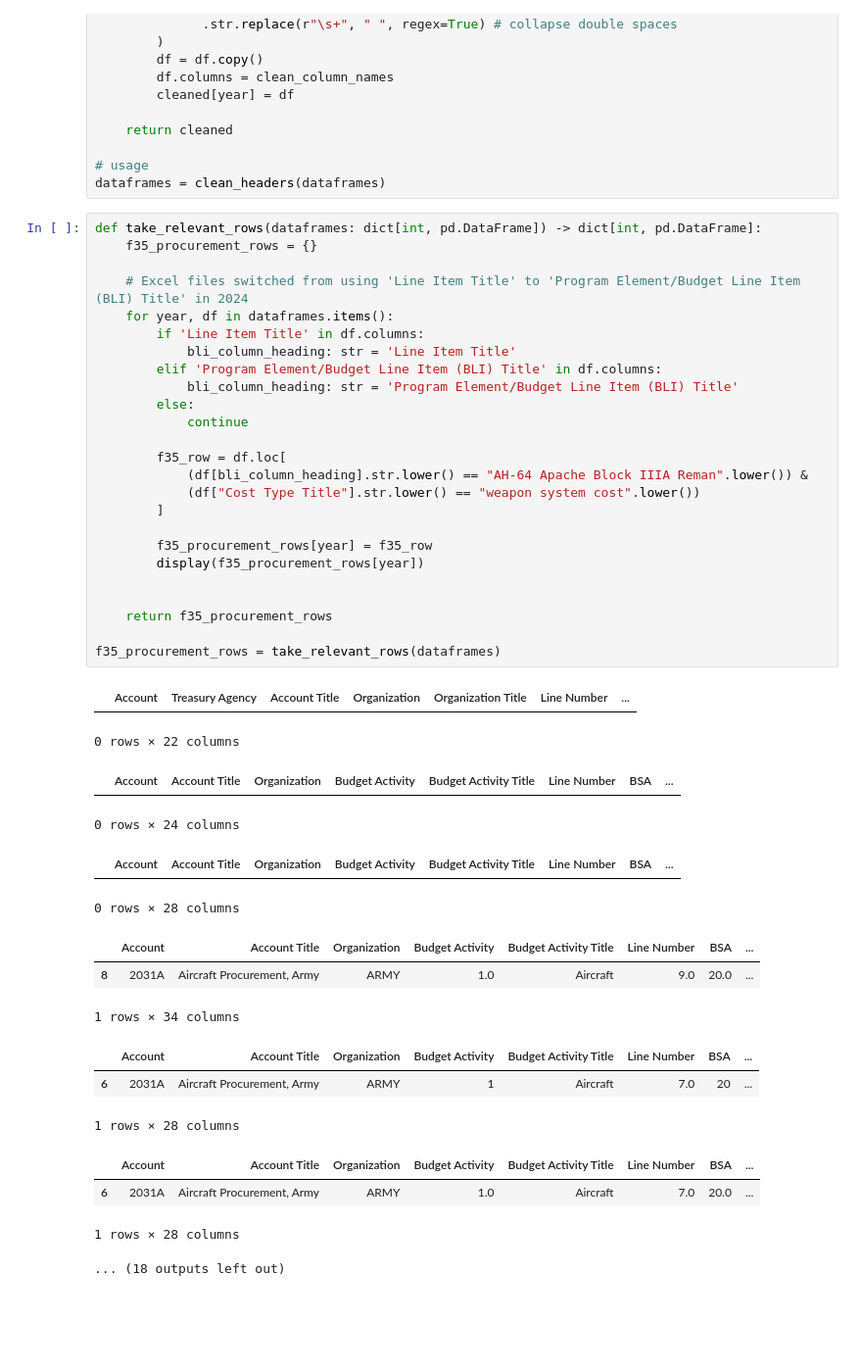
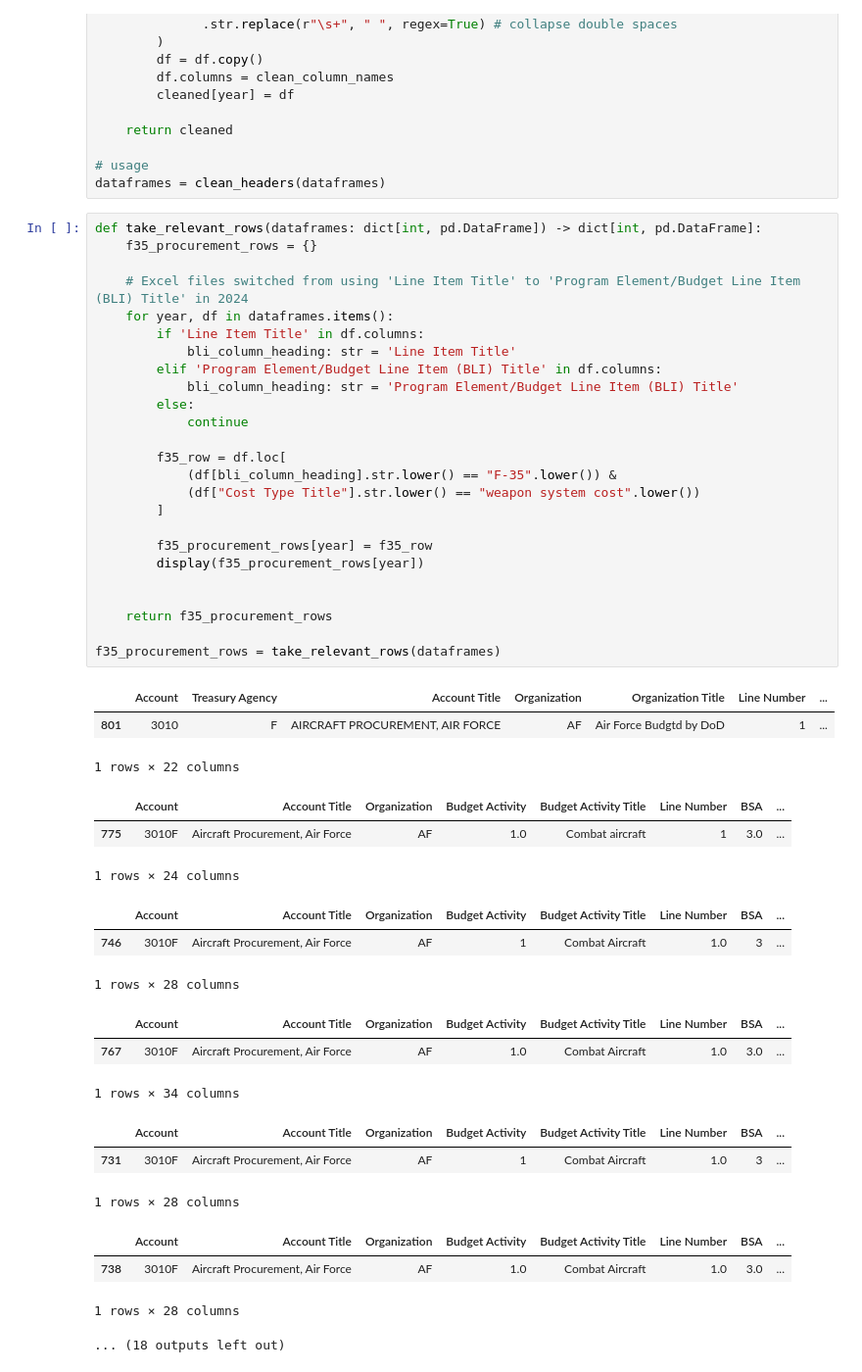
Before and after one commit to 30carterjack/defence-procurement-prices, a Jupyter notebook: main.ipynb, the cells around one changed output. Shown: that part at 98% size. Saved outputs shown, nothing was run; the diff lists cells and outputs as text; blank space fills up the shorter version.

```diff
--- a/main.ipynb
+++ b/main.ipynb
@@ -58,43 +58,46 @@ dataframes = clean_headers(dataframes)
 # %%
 def take_relevant_rows(dataframes: dict[int, pd.DataFrame]) -> dict[int, pd.DataFrame]:
     f35_procurement_rows = {}
 
     # Excel files switched from using 'Line Item Title' to 'Program Element/Budget Line Item (BLI) Title' in 2024
     for year, df in dataframes.items():
         if 'Line Item Title' in df.columns:
             bli_column_heading: str = 'Line Item Title'
         elif 'Program Element/Budget Line Item (BLI) Title' in df.columns:
             bli_column_heading: str = 'Program Element/Budget Line Item (BLI) Title'
         else:
             continue
 
         f35_row = df.loc[
-            (df[bli_column_heading].str.lower() == "AH-64 Apache Block IIIA Reman".lower()) &
+            (df[bli_column_heading].str.lower() == "F-35".lower()) &
             (df["Cost Type Title"].str.lower() == "weapon system cost".lower())
         ]
 
         f35_procurement_rows[year] = f35_row
         display(f35_procurement_rows[year])
 
 
     return f35_procurement_rows
 
 f35_procurement_rows = take_relevant_rows(dataframes)
 # %% [output]
 |  | Account | Treasury Agency | Account Title | Organization | Organization Title | Line Number | ... |
+| 801 | 3010 | F | AIRCRAFT PROCUREMENT, AIR FORCE | AF | Air Force Budgtd by DoD | 1 | ... |
-0 rows × 22 columns
+1 rows × 22 columns
 |  | Account | Account Title | Organization | Budget Activity | Budget Activity Title | Line Number | BSA | ... |
+| 775 | 3010F | Aircraft Procurement, Air Force | AF | 1.0 | Combat aircraft | 1 | 3.0 | ... |
-0 rows × 24 columns
+1 rows × 24 columns
 |  | Account | Account Title | Organization | Budget Activity | Budget Activity Title | Line Number | BSA | ... |
+| 746 | 3010F | Aircraft Procurement, Air Force | AF | 1 | Combat Aircraft | 1.0 | 3 | ... |
-0 rows × 28 columns
+1 rows × 28 columns
 |  | Account | Account Title | Organization | Budget Activity | Budget Activity Title | Line Number | BSA | ... |
-| 8 | 2031A | Aircraft Procurement, Army | ARMY | 1.0 | Aircraft | 9.0 | 20.0 | ... |
+| 767 | 3010F | Aircraft Procurement, Air Force | AF | 1.0 | Combat Aircraft | 1.0 | 3.0 | ... |
 1 rows × 34 columns
 |  | Account | Account Title | Organization | Budget Activity | Budget Activity Title | Line Number | BSA | ... |
-| 6 | 2031A | Aircraft Procurement, Army | ARMY | 1 | Aircraft | 7.0 | 20 | ... |
+| 731 | 3010F | Aircraft Procurement, Air Force | AF | 1 | Combat Aircraft | 1.0 | 3 | ... |
 1 rows × 28 columns
 |  | Account | Account Title | Organization | Budget Activity | Budget Activity Title | Line Number | BSA | ... |
-| 6 | 2031A | Aircraft Procurement, Army | ARMY | 1.0 | Aircraft | 7.0 | 20.0 | ... |
+| 738 | 3010F | Aircraft Procurement, Air Force | AF | 1.0 | Combat Aircraft | 1.0 | 3.0 | ... |
 1 rows × 28 columns
 ... (18 outputs left out)
 # %%
```
Also changed, not shown: parts of 5 cells of this notebook.
